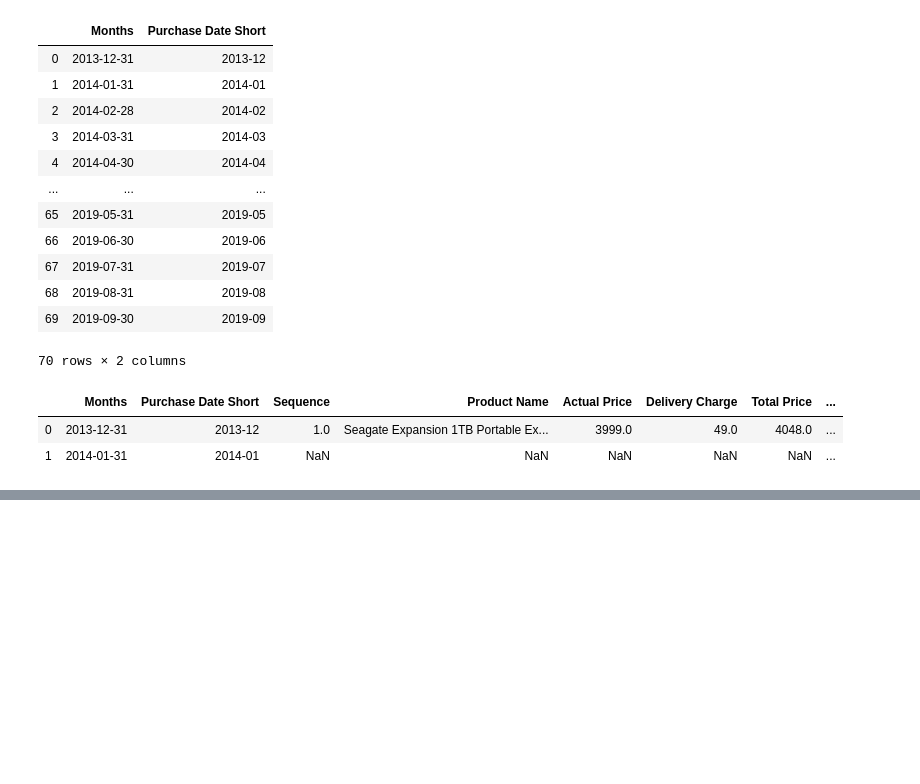
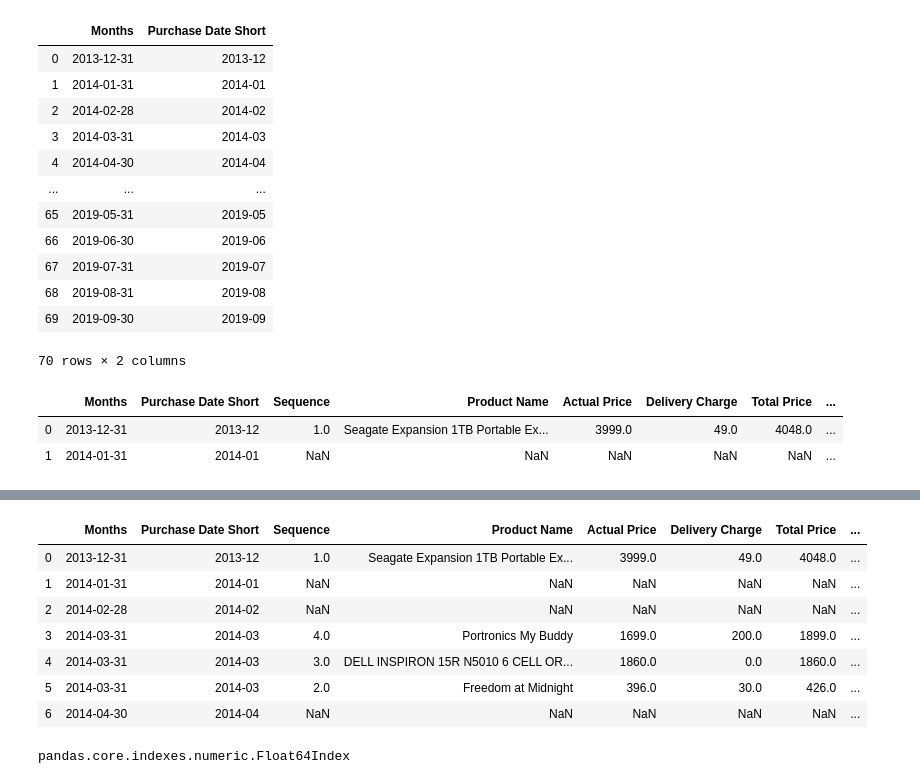
Before and after one commit to Santanukolkata/Data_Science, a Jupyter notebook: Pandas/Panda_analysis_on_purchase.ipynb, the cells around one changed output, grey strips where cells are left out. Drawn from its saved outputs; the diff is of its cells as text; code cells hidden in the pictures; blank space fills up the shorter version.

Commit message:
Adding pandas work

```diff
--- a/Pandas/Panda_analysis_on_purchase.ipynb
+++ b/Pandas/Panda_analysis_on_purchase.ipynb
@@ -257,0 +280,17 @@ df_merged.head(2)
+# %%
+#df_merged['Sequence'].interpolate(method ='linear', limit_direction ='forward',inplace=True)
+df_merged.head(7)
+# %% [output]
+|  | Months | Purchase Date Short | Sequence | Product Name | Actual Price | Delivery Charge | Total Price | ... |
+| 0 | 2013-12-31 | 2013-12 | 1.0 | Seagate Expansion 1TB Portable Ex... | 3999.0 | 49.0 | 4048.0 | ... |
+| 1 | 2014-01-31 | 2014-01 | NaN | NaN | NaN | NaN | NaN | ... |
+| 2 | 2014-02-28 | 2014-02 | NaN | NaN | NaN | NaN | NaN | ... |
+| 3 | 2014-03-31 | 2014-03 | 4.0 | Portronics My Buddy | 1699.0 | 200.0 | 1899.0 | ... |
+| 4 | 2014-03-31 | 2014-03 | 3.0 | DELL INSPIRON 15R N5010 6 CELL OR... | 1860.0 | 0.0 | 1860.0 | ... |
+| 5 | 2014-03-31 | 2014-03 | 2.0 | Freedom at Midnight | 396.0 | 30.0 | 426.0 | ... |
+| 6 | 2014-04-30 | 2014-04 | NaN | NaN | NaN | NaN | NaN | ... |
+# %%
+#df_merged['Sequence']=df_merged.index.values +1
+type(pd.DatetimeIndex(df_merged['Purchase Date']).year)
+# %% [output]
+pandas.core.indexes.numeric.Float64Index
```
Also changed, not shown: parts of 8 cells of this notebook.
